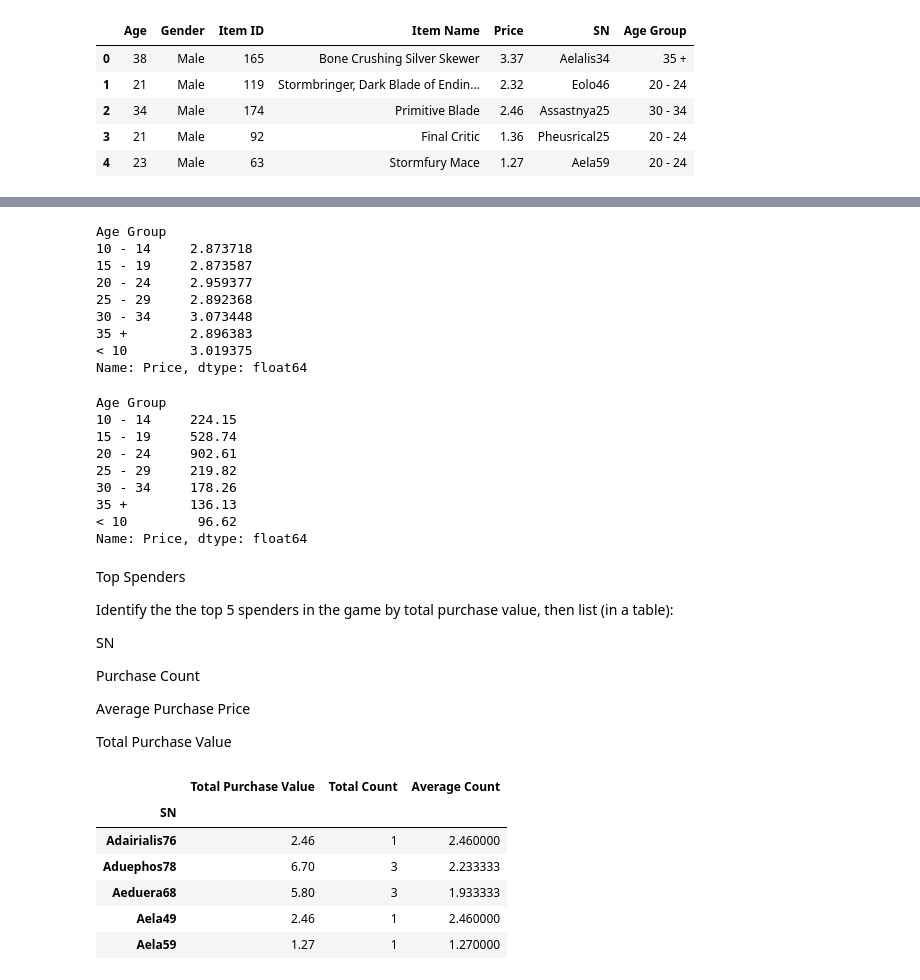
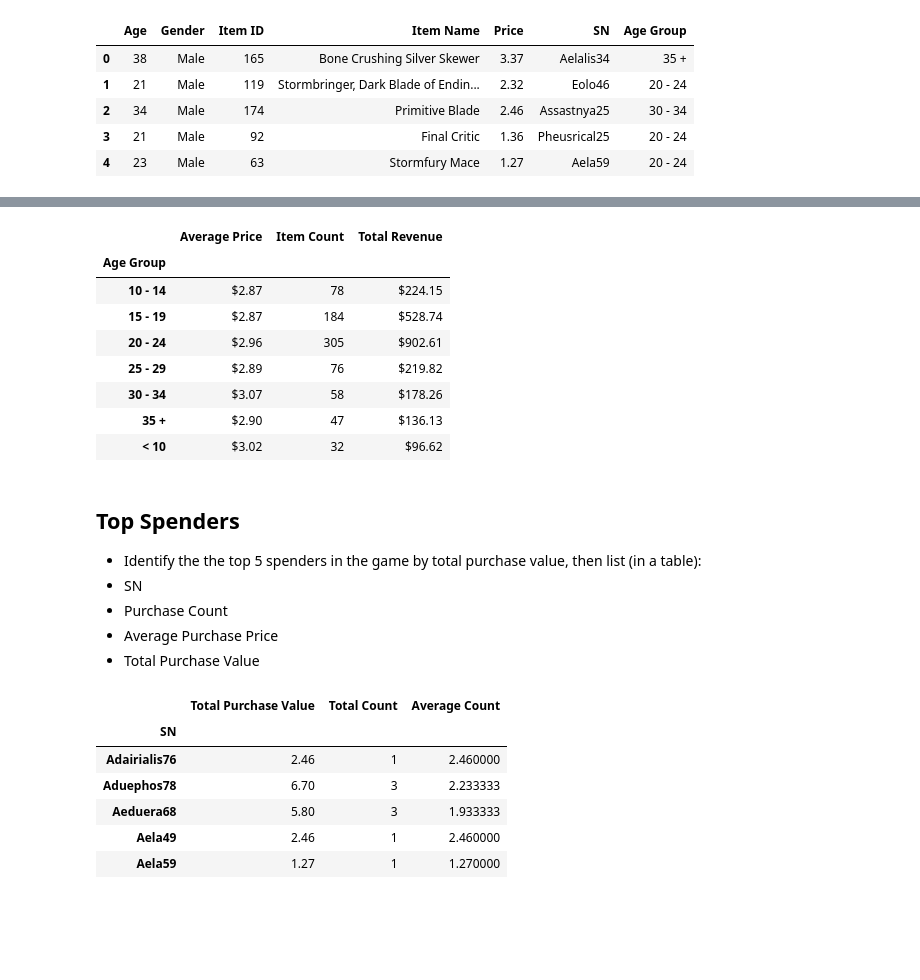
Before and after one commit to lyniguez/Gamer-Analysis, a Jupyter notebook: Main.ipynb, the cells around one changed output, grey strips where cells are left out. Drawn from its saved outputs; the diff is of its cells as text; code cells hidden in the pictures; blank space fills up the shorter version.

```diff
--- a/Main.ipynb
+++ b/Main.ipynb
@@ -239,28 +196,6 @@ Name: Item Name, dtype: int64
 # %%
 #price average per group
 grouppriceaverage = purchasedataDF.groupby("Age Group")["Price"].mean()
-grouppriceaverage
-# %% [output]
-Age Group
-10 - 14     2.873718
-15 - 19     2.873587
-20 - 24     2.959377
-25 - 29     2.892368
-30 - 34     3.073448
-35 +        2.896383
-< 10        3.019375
-Name: Price, dtype: float64
 # %%
 #total purchase per group
 groupsumvalue = purchasedataDF.groupby("Age Group")["Price"].sum()
-groupsumvalue
-# %% [output]
-Age Group
-10 - 14     224.15
-15 - 19     528.74
-20 - 24     902.61
-25 - 29     219.82
-30 - 34     178.26
-35 +        136.13
-< 10         96.62
-Name: Price, dtype: float64
@@ -274,15 +202,30 @@ Name: Price, dtype: float64
+# %%
+#Create new Data Frame with Age Groups Analytics
+AgeDemographics = pd.DataFrame({
+    "Item Count":groupitemcount,
+    "Average Price":grouppriceaverage,
+    "Total Revenue":groupsumvalue})
+
+AgeDemographics["Average Price"] = AgeDemographics["Average Price"].map("${0:,.2f}".format)
+AgeDemographics["Total Revenue"] = AgeDemographics["Total Revenue"].map("${0:,.2f}".format)
+AgeDemographics
+# %% [output]
+|  | Average Price | Item Count | Total Revenue |
+| Age Group |  |  |  |
+| 10 - 14 | $2.87 | 78 | $224.15 |
+| 15 - 19 | $2.87 | 184 | $528.74 |
+| 20 - 24 | $2.96 | 305 | $902.61 |
+| 25 - 29 | $2.89 | 76 | $219.82 |
+| 30 - 34 | $3.07 | 58 | $178.26 |
+| 35 + | $2.90 | 47 | $136.13 |
+| < 10 | $3.02 | 32 | $96.62 |
 # %% [markdown]
-Top Spenders
-
-Identify the the top 5 spenders in the game by total purchase value, then list (in a table):
-
-SN
-
-Purchase Count
-
-Average Purchase Price
-
-Total Purchase Value
+## Top Spenders
+* Identify the the top 5 spenders in the game by total purchase value, then list (in a table):
+* SN
+* Purchase Count
+* Average Purchase Price
+* Total Purchase Value
 # %%
 # groupby SN, sum the price, and then reset index
 SNtop5sum = pd.DataFrame(purchasedataDF.groupby("SN")["Price"].sum())
```
Also changed, not shown: parts of 14 cells of this notebook, 1 other file.
